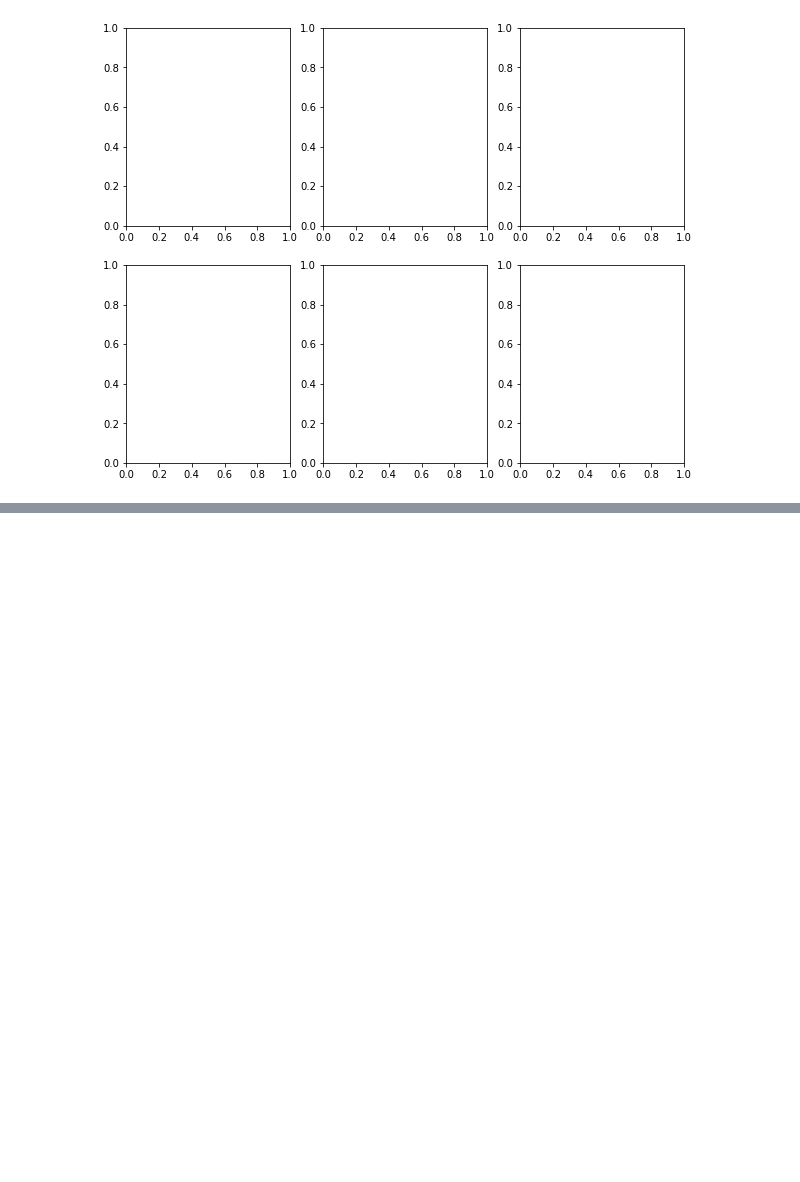
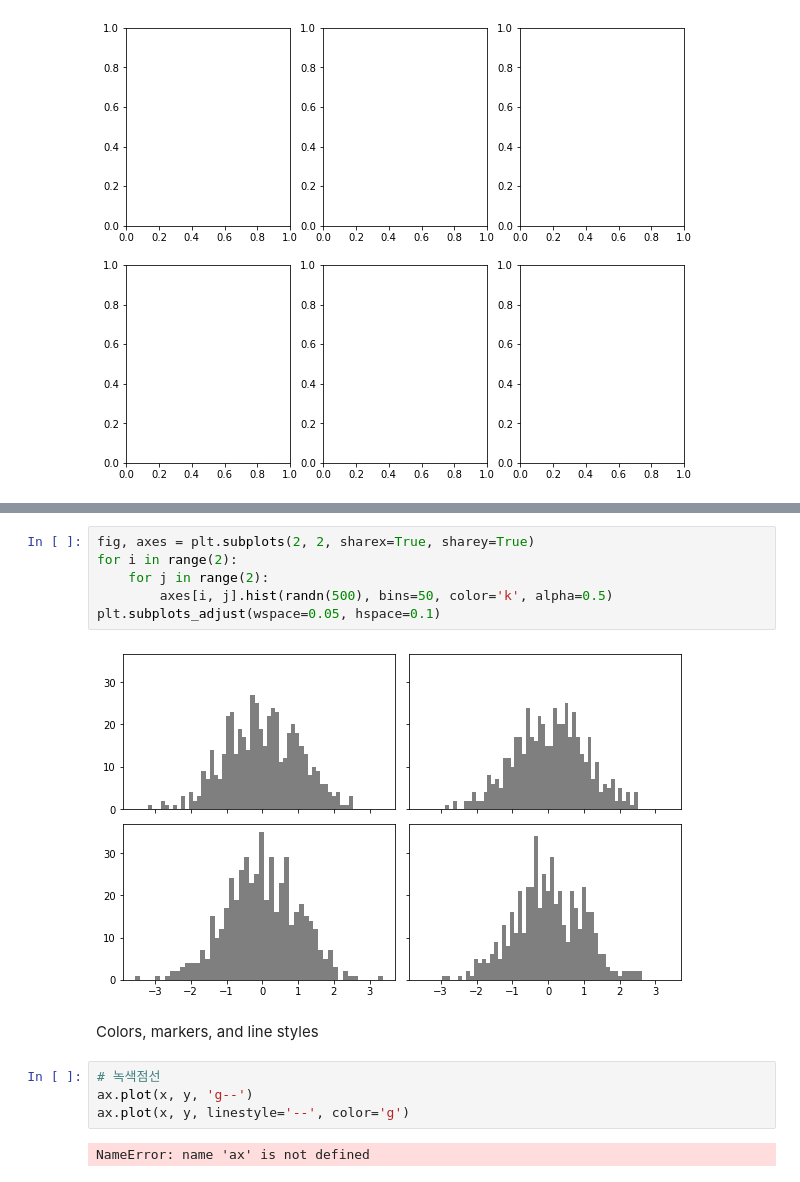
Before and after one commit to Soeui-lee/04.Colab, a Jupyter notebook: 연습/01.연습.ipynb, the cells around one changed output, grey strips where cells are left out. Saved outputs shown, nothing was run; the diff lists cells and outputs as text; blank space fills up the shorter version.

```diff
--- a/연습/01.연습.ipynb
+++ b/연습/01.연습.ipynb
@@ -186,0 +205,16 @@ plt.subplots(nrows=1, ncols=1, sharex=False, sharey=False,
+# %%
+fig, axes = plt.subplots(2, 2, sharex=True, sharey=True)
+for i in range(2):
+    for j in range(2):
+        axes[i, j].hist(randn(500), bins=50, color='k', alpha=0.5)
+plt.subplots_adjust(wspace=0.05, hspace=0.1)
+# %% [output]
+[figure, added]
+# %% [markdown]
+Colors, markers, and line styles
+# %%
+# 녹색점선
+ax.plot(x, y, 'g--')
+ax.plot(x, y, linestyle='--', color='g')
+# %% [output]
+NameError: name 'ax' is not defined
```
Also changed, not shown: parts of 22 cells of this notebook, 2 other files.
